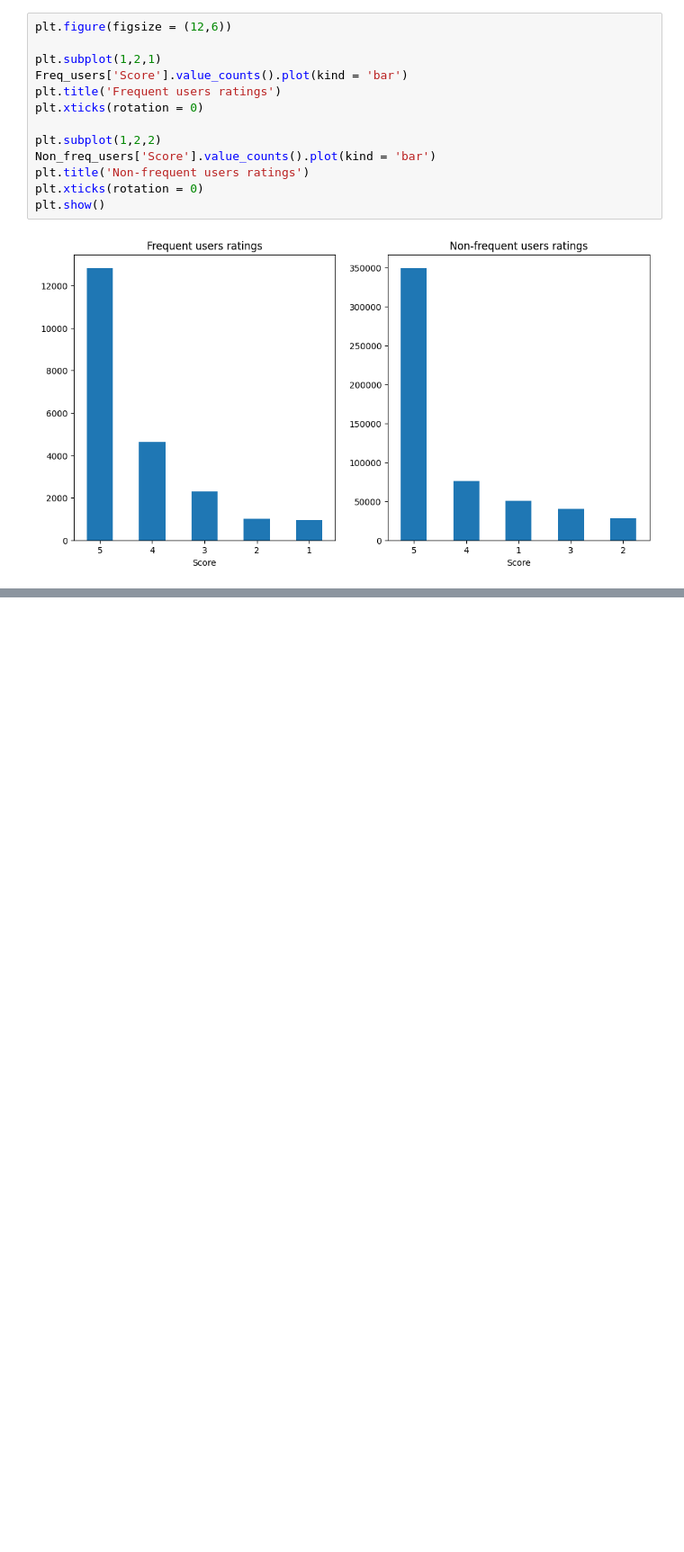
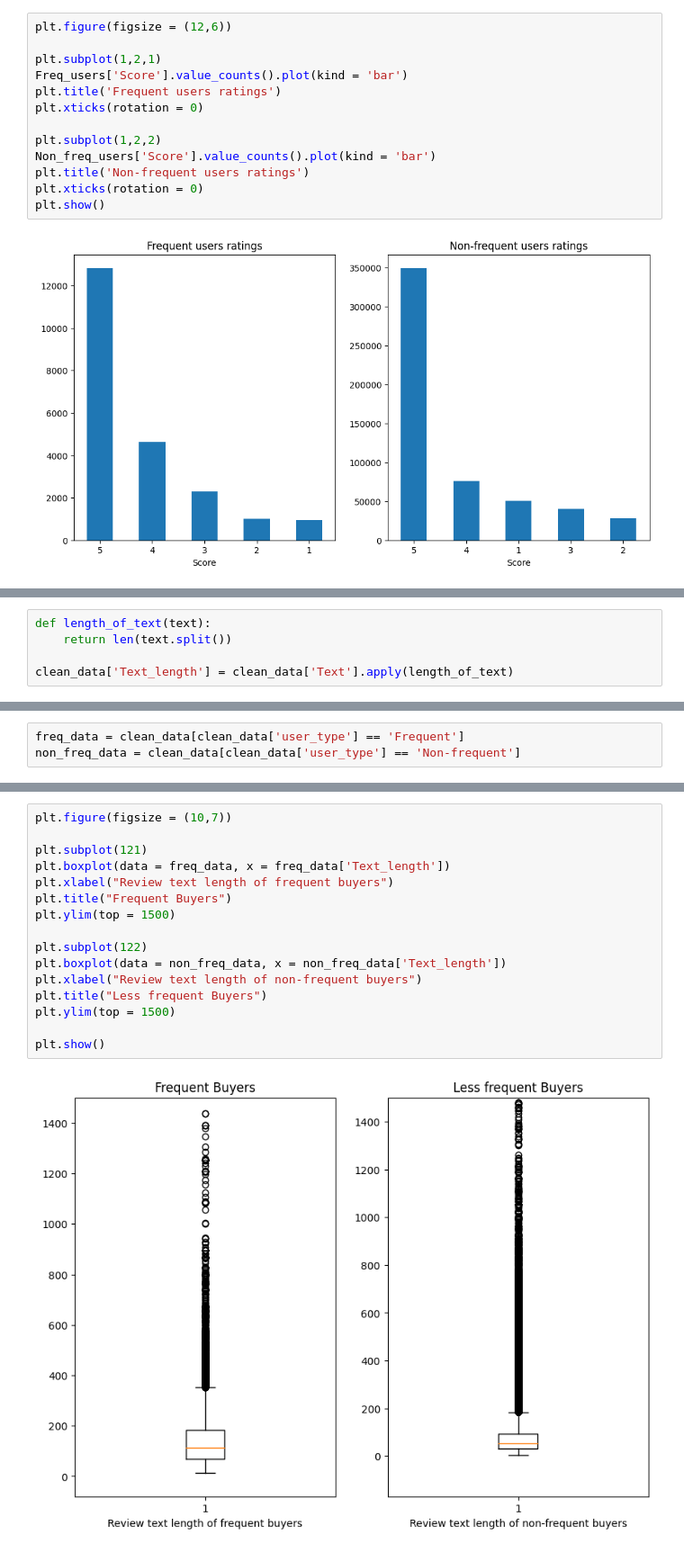
Before and after one commit to hillaryjude/Amazon-Customer-Reviews-Analysis, a Jupyter notebook: Analyzing Amazon Customer Dataset.ipynb, the cells around one changed output, grey strips where cells are left out. Shown at 90% size. Saved outputs shown, nothing was run; the diff lists cells and outputs as text; blank space fills up the shorter version.

Commit message:
Kaggle Notebook | Amazon Customer Reviews Analysis | Version 3

```diff
--- a/Analyzing Amazon Customer Dataset.ipynb
+++ b/Analyzing Amazon Customer Dataset.ipynb
@@ -381,0 +386,5 @@ Non-Frequent Users:
+# %%
+def length_of_text(text):
+    return len(text.split())
+
+clean_data['Text_length'] = clean_data['Text'].apply(length_of_text)
@@ -381,0 +413,3 @@ Non-Frequent Users:
+# %%
+freq_data = clean_data[clean_data['user_type'] == 'Frequent']
+non_freq_data = clean_data[clean_data['user_type'] == 'Non-frequent']
@@ -381,0 +430,18 @@ Non-Frequent Users:
+# %%
+plt.figure(figsize = (10,7))
+
+plt.subplot(121)
+plt.boxplot(data = freq_data, x = freq_data['Text_length'])
+plt.xlabel("Review text length of frequent buyers")
+plt.title("Frequent Buyers")
+plt.ylim(top = 1500)
+
+plt.subplot(122)
+plt.boxplot(data = non_freq_data, x = non_freq_data['Text_length'])
+plt.xlabel("Review text length of non-frequent buyers")
+plt.title("Less frequent Buyers")
+plt.ylim(top = 1500)
+
+plt.show()
+# %% [output]
+[figure, added]
```
Also changed, not shown: parts of 11 cells of this notebook.
